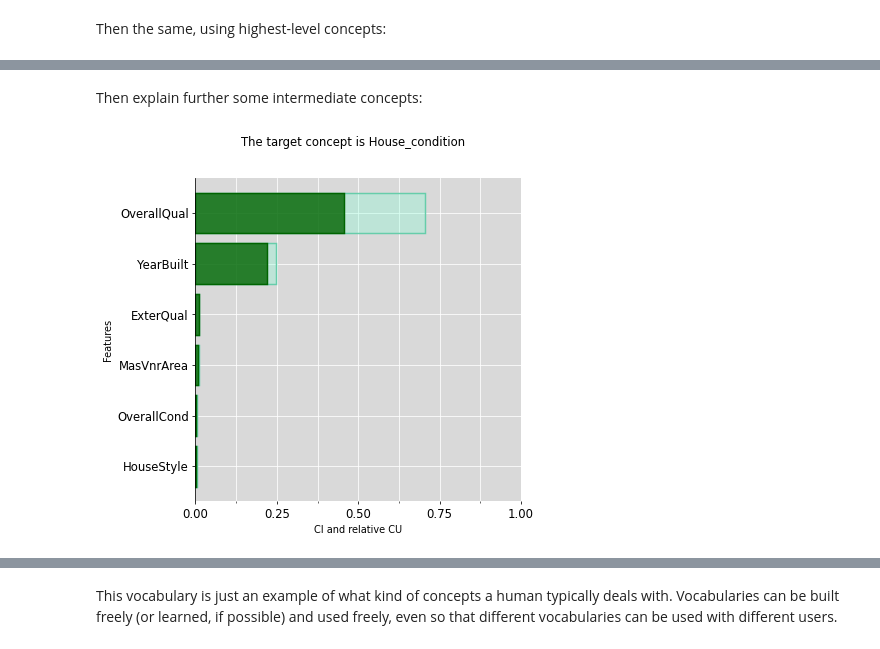
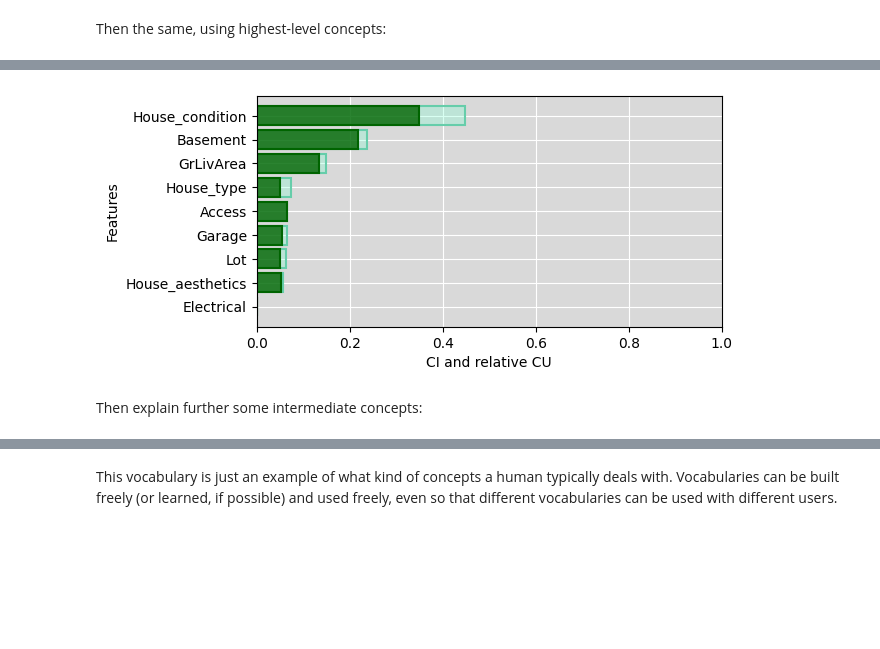
Before and after one commit to KaryFramling/py-ciu, a Jupyter notebook: README_notebook.ipynb, the cells around one changed output, grey strips where cells are left out. Cells and saved outputs as stored; diff of their text form; code cells hidden in the pictures; blank space fills up the shorter version.

```diff
--- a/README_notebook.ipynb
+++ b/README_notebook.ipynb
@@ -472,14 +470,15 @@ Feature names unseen at fit time:
 # %% [markdown]
 Then we create our vocabulary of intermediate concepts, in this case a list containing dictionaries of a `concept->[columns]` structure as follows:
 # %%
-intermediate = [
-    {"Garage":list(df.columns[[58,59,60,61,62,63]])},
-    {"Basement":list(df.columns[[30,31,33,34,35,36,37,38,47,48]])},
-    {"Lot":list(df.columns[[3,4,7,8,9,10,11]])},
-    {"Access":list(df.columns[[13,14]])},
-    {"House_type":list(df.columns[[1,15,16,21]])},
-    {"House_aesthetics":list(df.columns[[22,23,24,25,26]])},
-    {"House_condition":list(df.columns[[17,18,19,20,27,28]])},
-    {"First_floor_surface":list(df.columns[[43]])},
-    {"Above_ground_living area":[c for c in df.columns if 'GrLivArea' in c]}
-]
+ames_voc = {
+    "Garage":[c for c in df.columns if 'Garage' in c],
+    "Basement":[c for c in df.columns if 'Bsmt' in c],
+    "Lot":list(df.columns[[3,4,7,8,9,10,11]]),
+    "Access":list(df.columns[[13,14]]),
+    "House_type":list(df.columns[[1,15,16,21]]),
+    "House_aesthetics":list(df.columns[[22,23,24,25,26]]),
+    "House_condition":list(df.columns[[20,18,21,28,19,29]]),
+    "First_floor_surface":list(df.columns[[43]]),
+    "Above_ground_living area":[c for c in df.columns if 'GrLivArea' in c]
+}
+CIU_ames.vocabulary = ames_voc
@@ -503,6 +487,7 @@ ciu_ames.plot_ciu(include_intermediate_concepts='only', plot_mode='overlap')
+# %%
+top_res = CIU_ames.explain_voc(ames_instance, nsamples=1000)
+CIU_ames.plot_ciu(top_res, figsize=(6,3), plot_mode='overlap')
+# %% [output]
+[figure, added]
 # %% [markdown]
 Then explain further some intermediate concepts:
-# %%
-ciu_ames.plot_ciu(target_concept="House_condition", plot_mode="overlap")
-# %% [output]
-[figure, removed]
```
Also changed, not shown: parts of 24 cells of this notebook, 1 other file.
